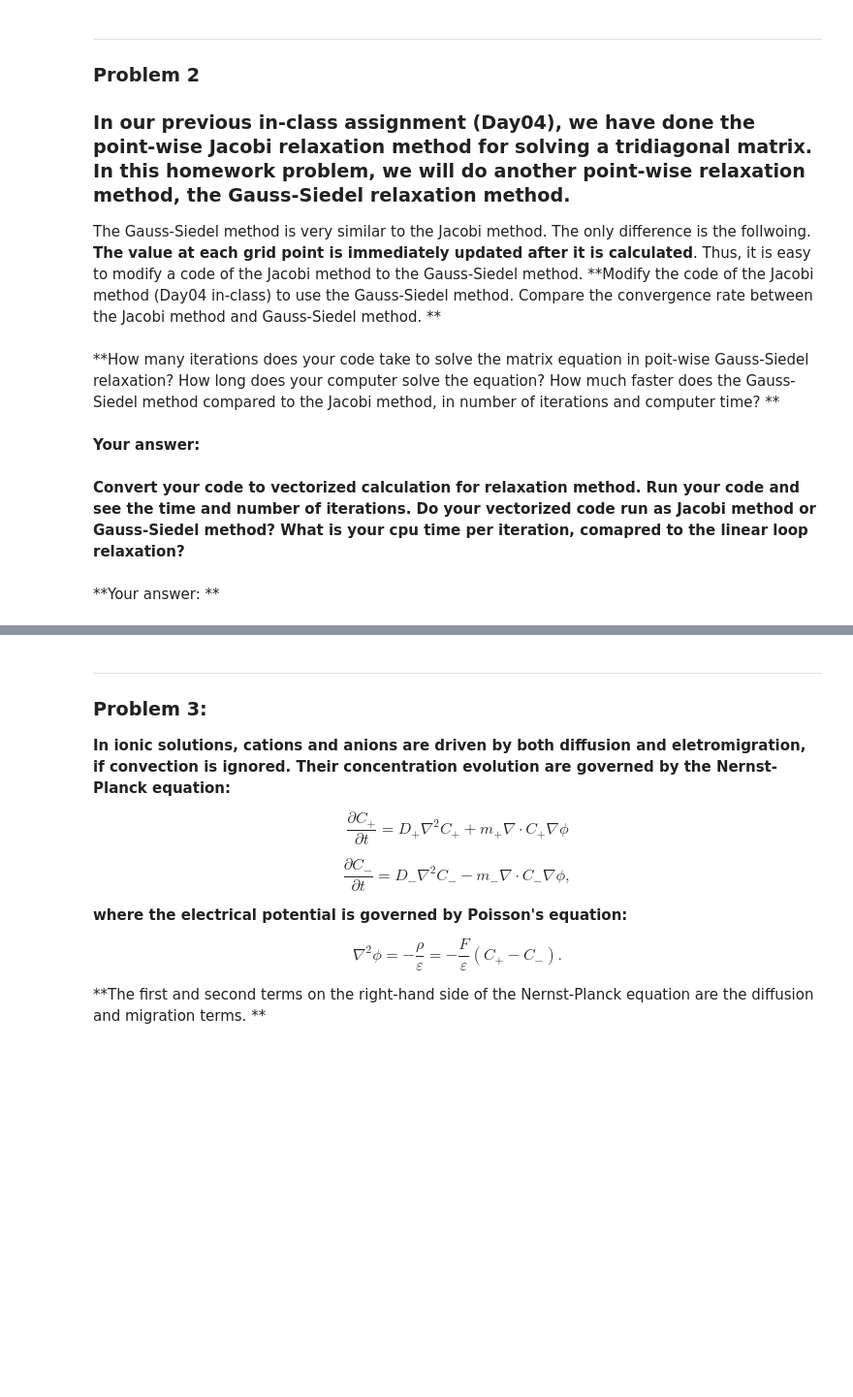
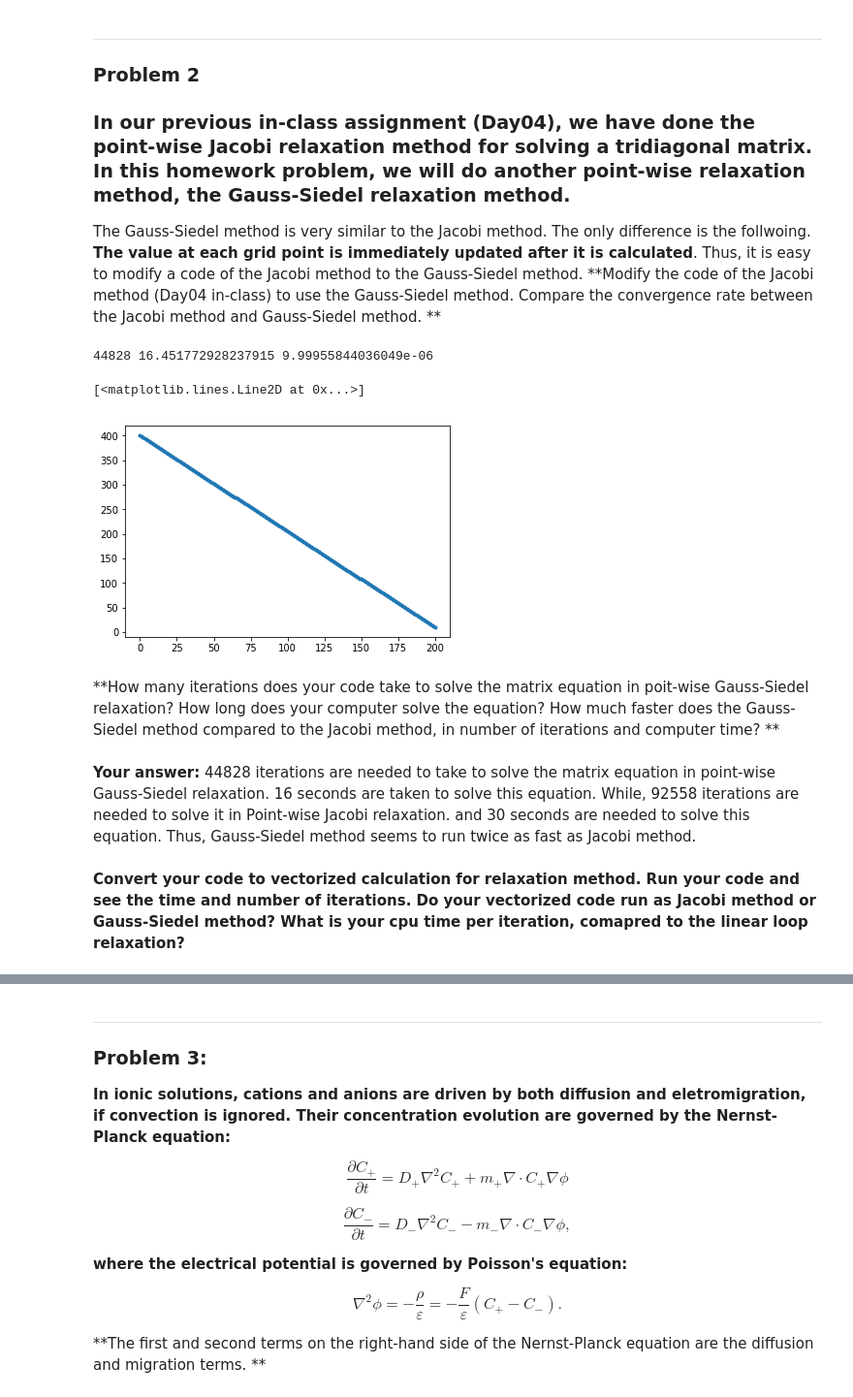
Before and after one commit to boyaozhu/Computational-Modeling-, a Jupyter notebook: CMSE802/Homework 02.ipynb, the cells around one changed output, grey strips where cells are left out. Shown at 97% size. Drawn from its saved outputs; the diff is of its cells as text; code cells hidden in the pictures; blank space fills up the shorter version.

```diff
--- a/CMSE802/Homework 02.ipynb
+++ b/CMSE802/Homework 02.ipynb
@@ -157,37 +166,42 @@ T[gpt-1] = 10
 resd = np.zeros(gpt-1)
 
 nrm = []
 
 tbg = tm.time()
 
 iter = 1
 cnt = 1
 # while iter < 2:
+#T_old[0:gpt] = T[0:gpt]
 for iter in range(100000):
     T_old[0:gpt] = T[0:gpt]
 
     for i in range(1,gpt-1):
         T[i] = (0 - (T_old[i-1]+T_old[i+1]))/(-2)
-
+        T_old[i] = T[i]
     for i in range(1,gpt-1):
         resd[i] = T[i-1]-2*T[i]+T[i+1]
 
 
     nrm.append(np.linalg.norm(resd[1:gpt-1],2))
 
 
     if nrm[-1] < 1.0e-5:
         break
 
 ted = tm.time()
 
 # print(ted-tbg,err,iter)
 print(iter,ted-tbg,nrm[-1])
 
 plt.plot(T,'.-')
+# %% [output]
+44828 16.451772928237915 9.99955844036049e-06
+[<matplotlib.lines.Line2D at 0x...>]
+[figure, added]
 # %% [markdown]
 **How many iterations does your code take to solve the matrix equation in poit-wise Gauss-Siedel relaxation? How long does your computer solve the equation? How much faster does the Gauss-Siedel method compared to the Jacobi method, in number of iterations and computer time? **
-# %% [markdown]
-**Your answer:**
+# %% [markdown]
+**Your answer:** 44828 iterations are needed to take to solve the matrix equation in point-wise Gauss-Siedel relaxation. 16 seconds are taken to solve this equation.  While, 92558 iterations are needed to solve it in Point-wise Jacobi relaxation. and 30 seconds are needed to solve this equation.  Thus, Gauss-Siedel method seems to run twice as fast as Jacobi method.
 # %% [markdown]
 **Convert your code to vectorized calculation for relaxation method. Run your code and see the time and number of iterations. Do your vectorized code run as Jacobi method or Gauss-Siedel method? What is your cpu time per iteration, comapred to the linear loop relaxation?**
@@ -198,2 +207,0 @@ plt.plot(T,'.-')
-# %% [markdown]
-**Your answer: **
```
Also changed, not shown: parts of 18 cells of this notebook, 4 other files.
